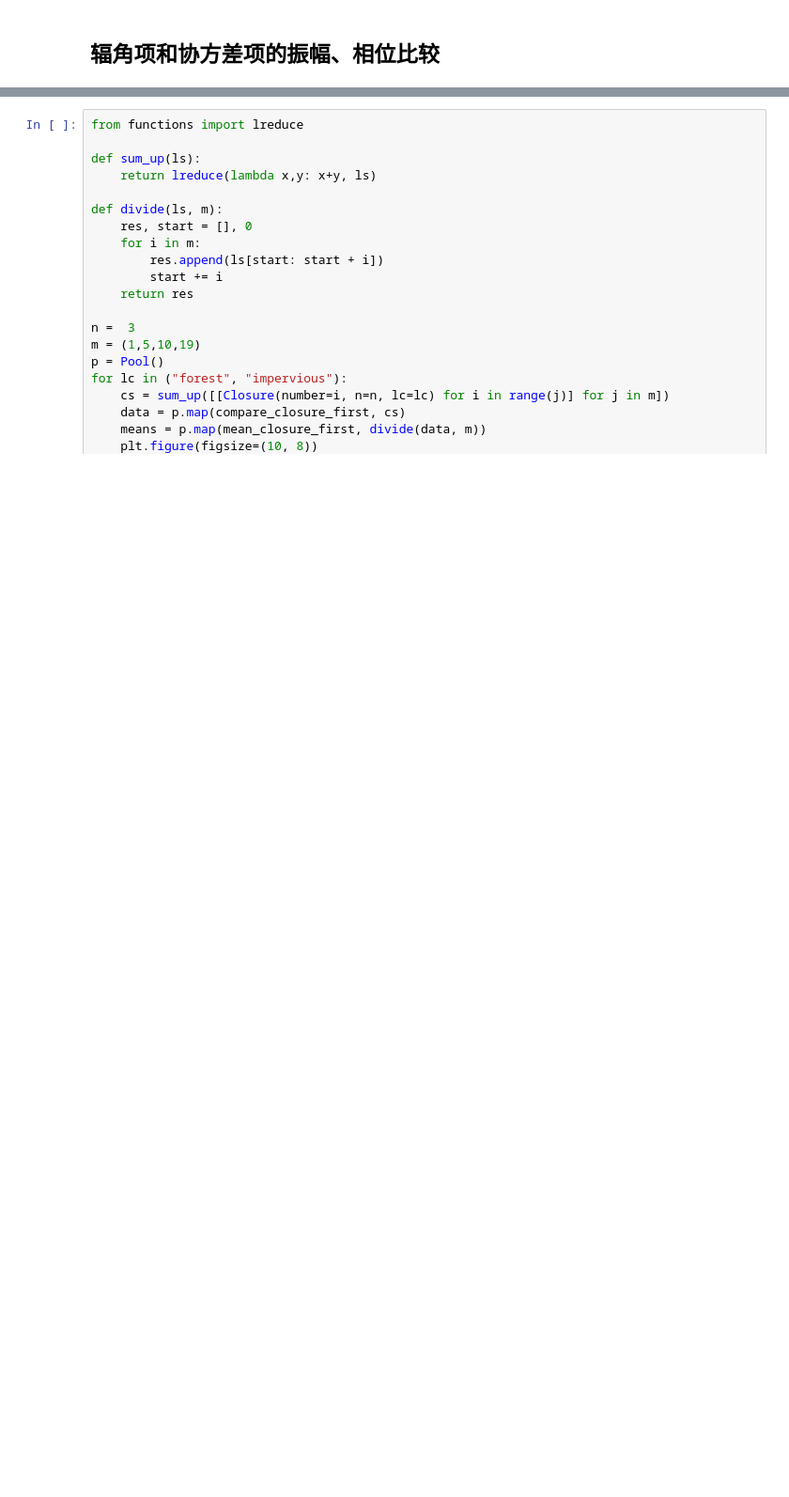
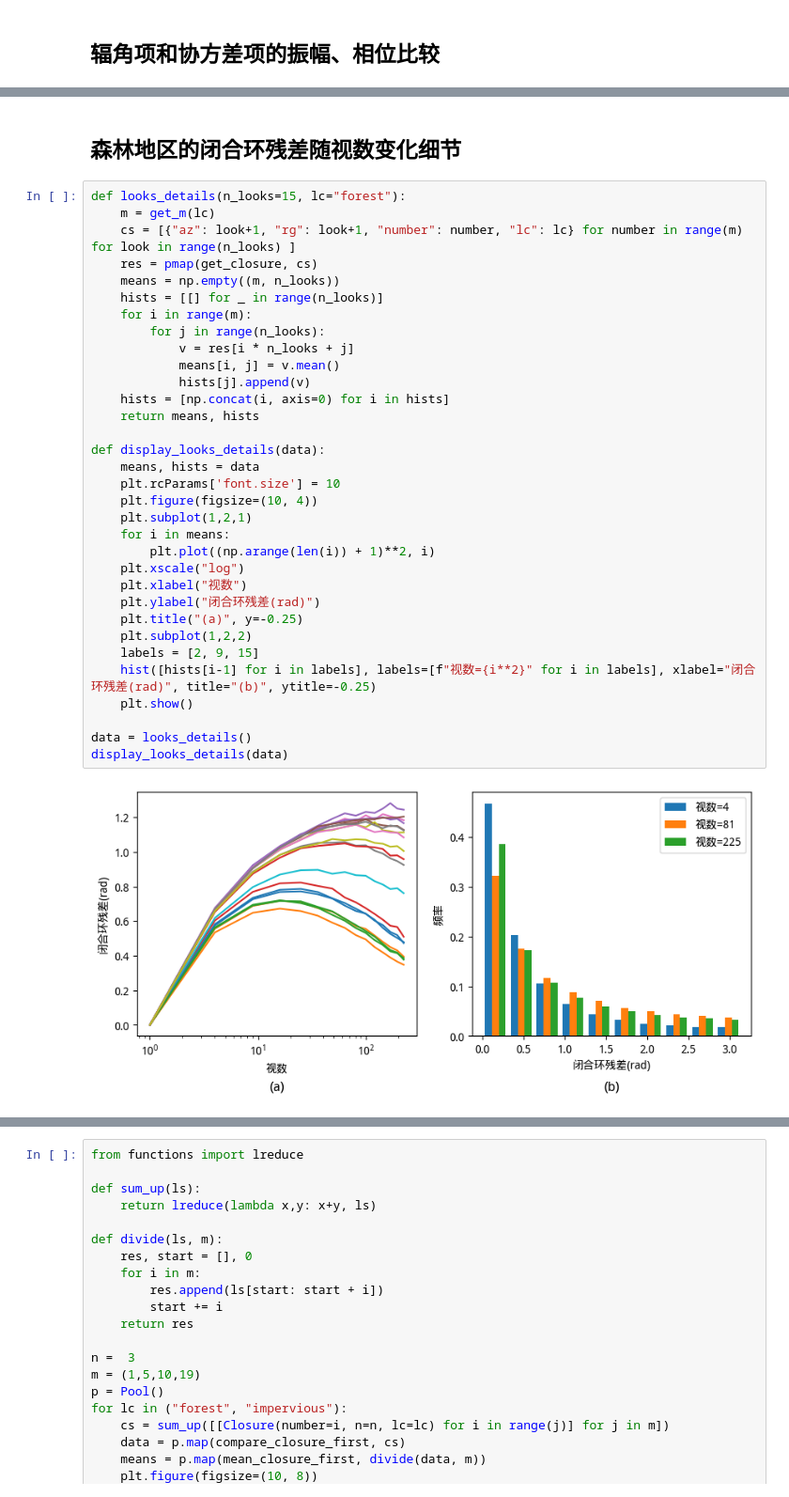
Before and after one commit to SakuraLaurel/Closure, a Jupyter notebook: closure.ipynb, the cells around one changed output, grey strips where cells are left out. Shown at 94% size. Cells and saved outputs as stored; diff of their text form; blank space fills up the shorter version.

```diff
--- a/closure.ipynb
+++ b/closure.ipynb
@@ -154,0 +221,37 @@ plt.show()
+# %% [markdown]
+## 森林地区的闭合环残差随视数变化细节
+# %%
+def looks_details(n_looks=15, lc="forest"):
+    m = get_m(lc)
+    cs = [{"az": look+1, "rg": look+1, "number": number, "lc": lc} for number in range(m) for look in range(n_looks) ]
+    res = pmap(get_closure, cs)
+    means = np.empty((m, n_looks))
+    hists = [[] for _ in range(n_looks)]
+    for i in range(m):
+        for j in range(n_looks):
+            v = res[i * n_looks + j]
+            means[i, j] = v.mean()
+            hists[j].append(v)
+    hists = [np.concat(i, axis=0) for i in hists]
+    return means, hists
+
+def display_looks_details(data):
+    means, hists = data
+    plt.rcParams['font.size'] = 10
+    plt.figure(figsize=(10, 4))
+    plt.subplot(1,2,1)
+    for i in means:
+        plt.plot((np.arange(len(i)) + 1)**2, i)
+    plt.xscale("log")
+    plt.xlabel("视数")
+    plt.ylabel("闭合环残差(rad)")
+    plt.title("(a)", y=-0.25)
+    plt.subplot(1,2,2)
+    labels = [2, 9, 15]
+    hist([hists[i-1] for i in labels], labels=[f"视数={i**2}" for i in labels], xlabel="闭合环残差(rad)", title="(b)", ytitle=-0.25)
+    plt.show()
+
+data = looks_details()
+display_looks_details(data)
+# %% [output]
+[figure, added]
```
Also changed, not shown: parts of 9 cells of this notebook.
